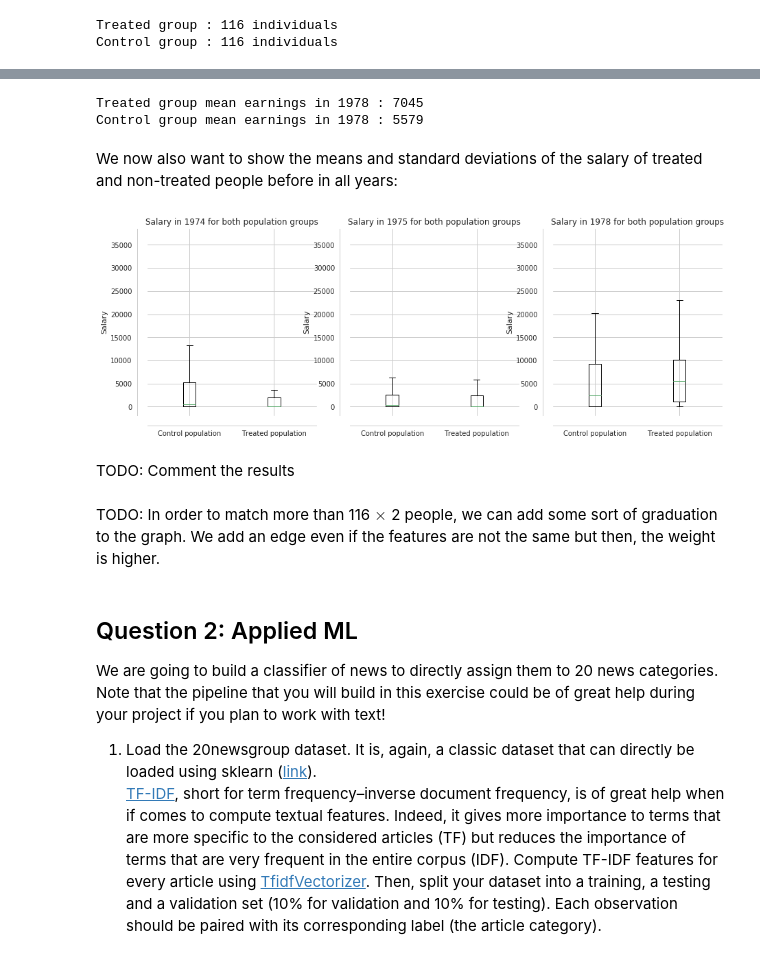
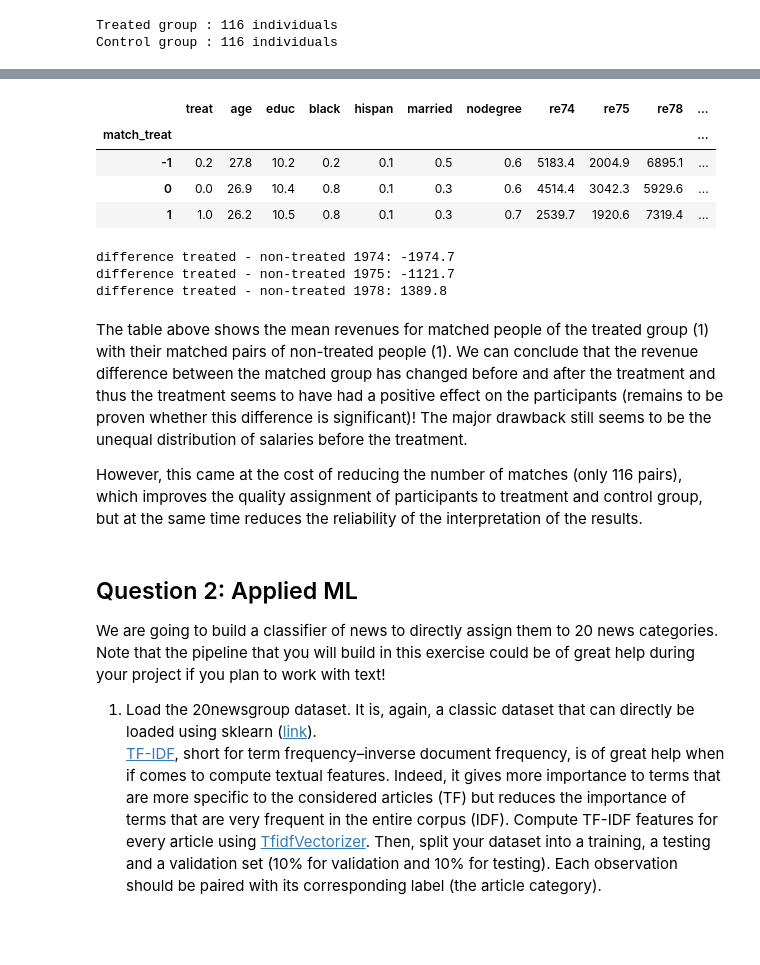
Before and after one commit to armand33/applied_data_analysis_2017, a Jupyter notebook: 04 - Applied ML/Homework 4.ipynb, the cells around one changed output, grey strips where cells are left out. Saved outputs shown, nothing was run; the diff lists cells and outputs as text; code cells hidden in the pictures; blank space fills up the shorter version.

```diff
--- a/04 - Applied ML/Homework 4.ipynb
+++ b/04 - Applied ML/Homework 4.ipynb
@@ -622,32 +533,29 @@ Control group mean earnings in 1975 : 1989
-# %%
-print('Treated group mean earnings in 1978 : {}'.format(int(df.loc[df.match_treat == 1, 're78'].mean())))
-print('Control group mean earnings in 1978 : {}'.format(int(df.loc[df.match_treat == 0, 're78'].mean())))
-# %% [output]
-Treated group mean earnings in 1978 : 7045
-Control group mean earnings in 1978 : 5579
-# %% [markdown]
-We now also want to show the means and standard deviations of the salary of treated and non-treated people before in all years:
-# %%
-sns.set_style("whitegrid")
-fig, axes = plt.subplots(1,3,sharey=True)
-fig.set_size_inches(15,5)
-
-
-cols = ['re74','re75','re78']
-years = ['1974','1975','1978']
-
-for i in range(3): # 0 = treated (axis 0), 1 = non-treated (axis 1)
-    axes[i].boxplot([df.loc[df.match_treat==0, cols[i]].values, df.loc[df.match_treat==1, cols[i]].values],showfliers=True)
-    sns.despine(offset=15, trim=False)
-    axes[i].set_xticklabels(['Control population', 'Treated population'])
-    axes[i].set_title('Salary in ' + str(years[i]) + ' for both population groups')
-    axes[i].set_ylabel('Salary') # TODO annual?
-# %% [output]
-[figure, removed]
-# %% [markdown]
-TODO: Comment the results
-# %% [markdown]
-TODO: In order to match more than 116 $\times$ 2 people, we can add some sort of graduation to the graph. We add an edge even if the features are not the same but then, the weight is higher.
+# %%
+# show revenue means
+df_mean_matched = df.groupby('match_treat').mean().round(1)
+display(df_mean_matched)
+
+diff_74 = df_mean_matched.loc[1,'re74'] - df_mean_matched.loc[0,'re74']
+diff_75 = df_mean_matched.loc[1,'re75'] - df_mean_matched.loc[0,'re75']
+diff_78 = df_mean_matched.loc[1,'re78'] - df_mean_matched.loc[0,'re78']
+print("difference treated - non-treated 1974: %.1f" % diff_74)
+print("difference treated - non-treated 1975: %.1f" % diff_75)
+print("difference treated - non-treated 1978: %.1f" % diff_78)
+
+# show revenue differences between groups for each year
+# %% [output]
+|  | treat | age | educ | black | hispan | married | nodegree | re74 | re75 | re78 | ... |
+| match_treat |  |  |  |  |  |  |  |  |  |  | ... |
+| -1 | 0.2 | 27.8 | 10.2 | 0.2 | 0.1 | 0.5 | 0.6 | 5183.4 | 2004.9 | 6895.1 | ... |
+| 0 | 0.0 | 26.9 | 10.4 | 0.8 | 0.1 | 0.3 | 0.6 | 4514.4 | 3042.3 | 5929.6 | ... |
+| 1 | 1.0 | 26.2 | 10.5 | 0.8 | 0.1 | 0.3 | 0.7 | 2539.7 | 1920.6 | 7319.4 | ... |
+difference treated - non-treated 1974: -1974.7
+difference treated - non-treated 1975: -1121.7
+difference treated - non-treated 1978: 1389.8
+# %% [markdown]
+The table above shows the mean revenues for matched people of the treated group (1) with their matched pairs of non-treated people (1). We can conclude that the revenue difference between the matched group has changed before and after the treatment and thus the treatment seems to have had a positive effect on the participants (remains to be proven whether this difference is significant)! The major drawback still seems to be the unequal distribution of salaries before the treatment.
+
+However, this came at the cost of reducing the number of matches (only 116 pairs), which improves the quality assignment of participants to treatment and control group, but at the same time reduces the reliability of the interpretation of the results.
 # %% [markdown]
 ## Question 2: Applied ML
 
```
Also changed, not shown: parts of 42 cells of this notebook.
